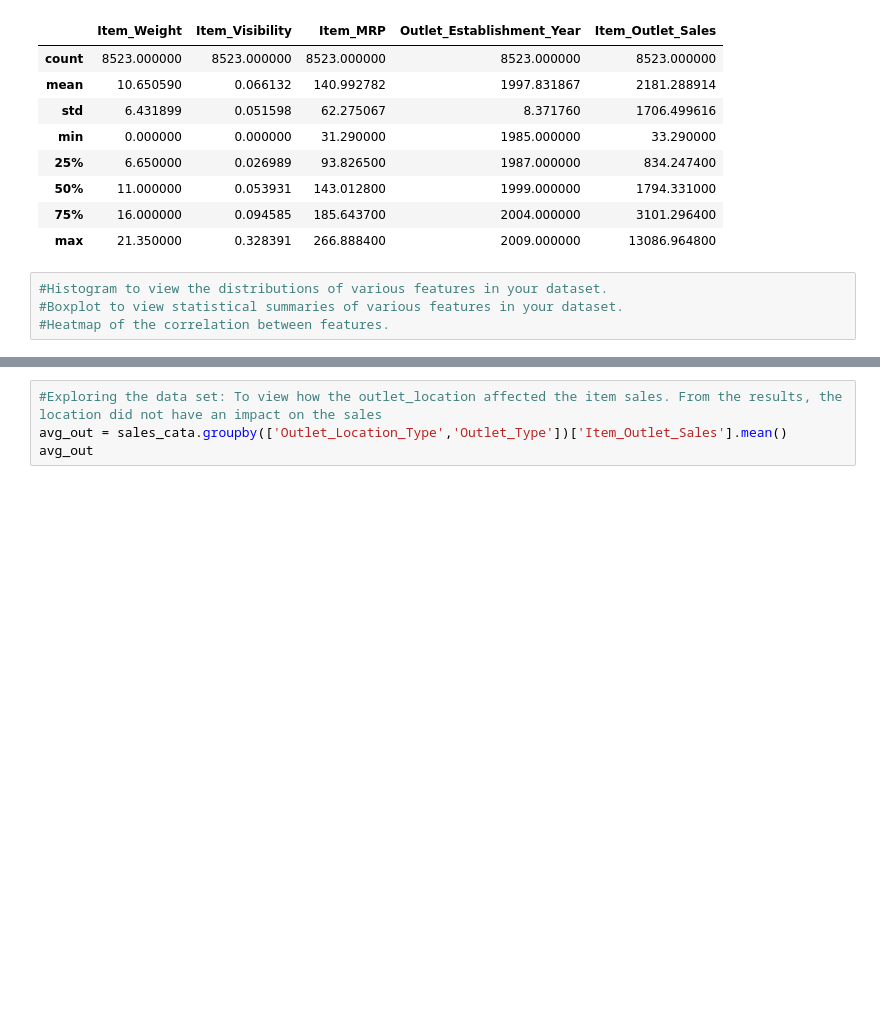
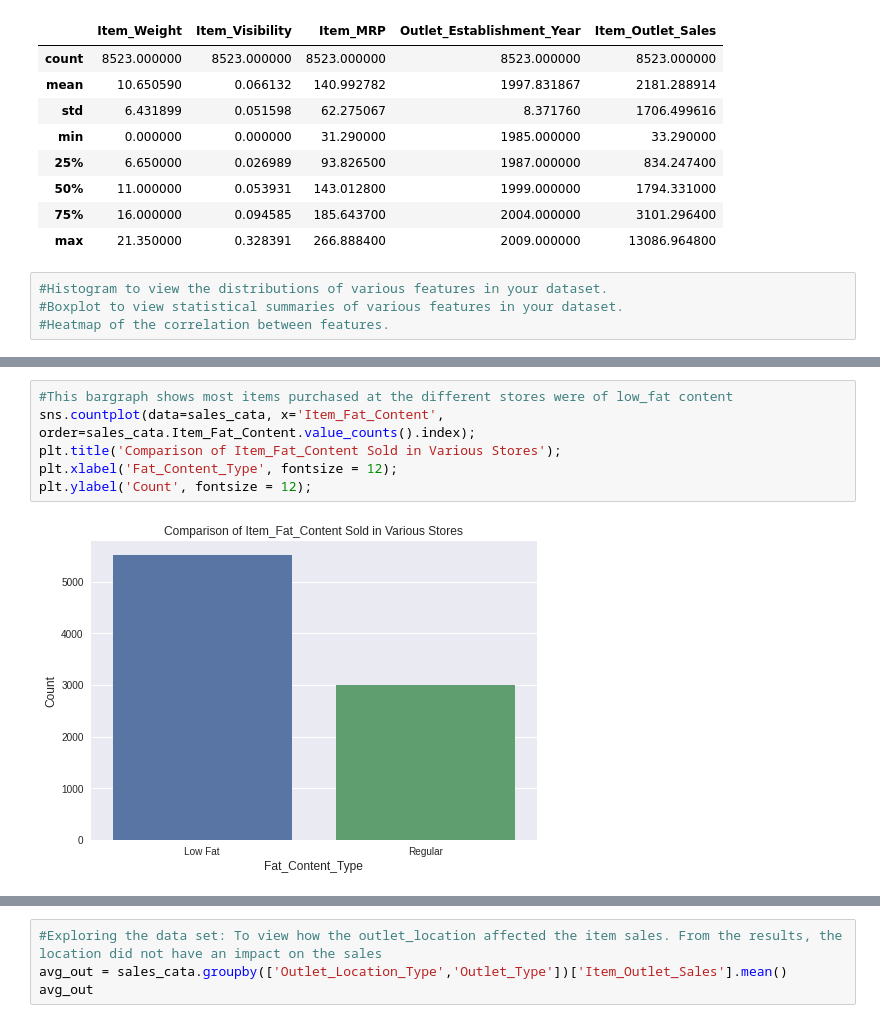
Before and after one commit to maryawamaitha/A-Food-Sales-PredictionsProject, a Jupyter notebook: Project1_FoodSalesPrediction.ipynb, the cells around one changed output, grey strips where cells are left out. Saved outputs shown, nothing was run; the diff lists cells and outputs as text; blank space fills up the shorter version.

```diff
--- a/Project1_FoodSalesPrediction.ipynb
+++ b/Project1_FoodSalesPrediction.ipynb
@@ -155,0 +184,8 @@ sales_cata.describe()
+# %%
+#This bargraph shows most items purchased at the different stores were of low_fat content
+sns.countplot(data=sales_cata, x='Item_Fat_Content', order=sales_cata.Item_Fat_Content.value_counts().index);
+plt.title('Comparison of Item_Fat_Content Sold in Various Stores');
+plt.xlabel('Fat_Content_Type', fontsize = 12);
+plt.ylabel('Count', fontsize = 12);
+# %% [output]
+[figure, added]
```
Also changed, not shown: parts of 10 cells of this notebook.
